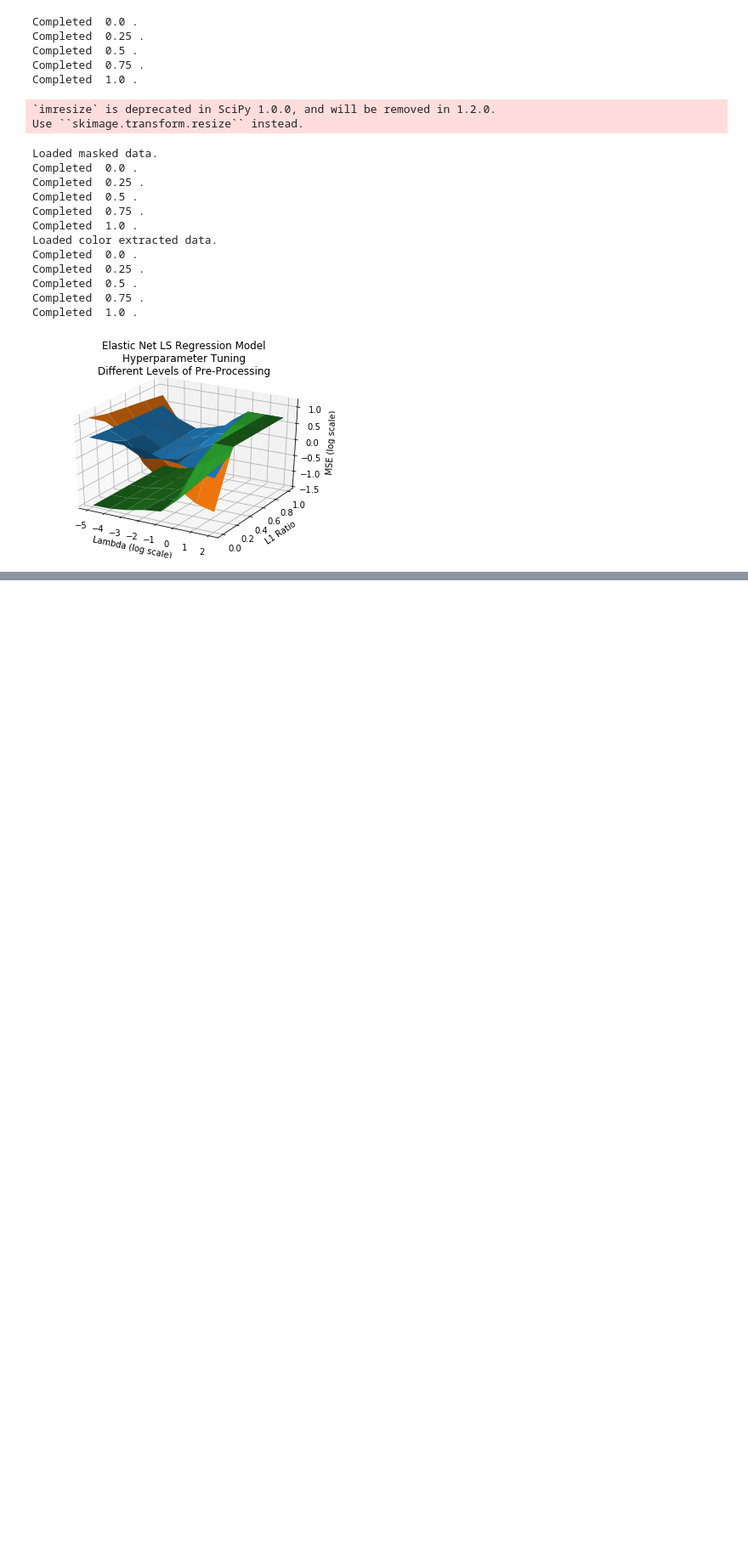
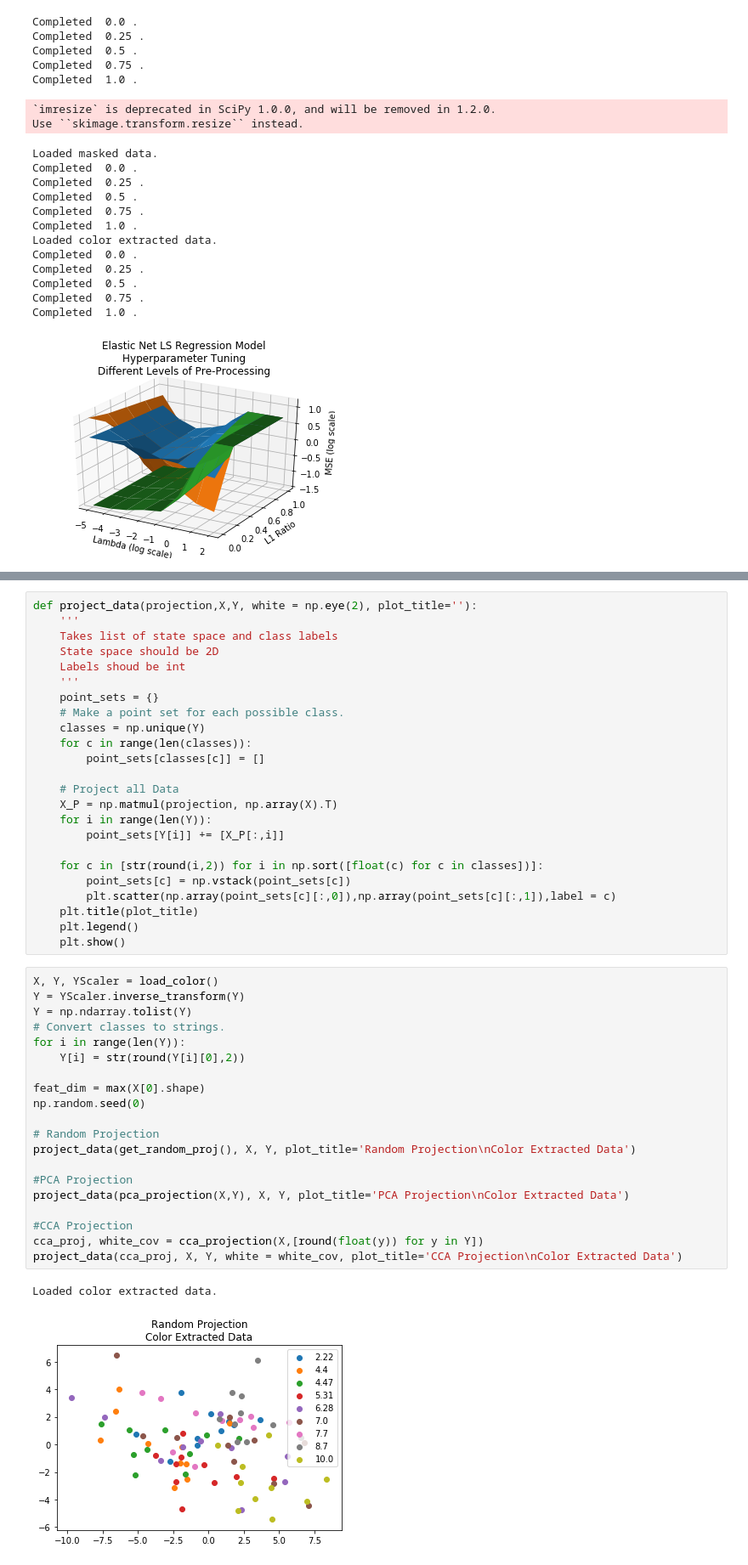
Before and after one commit to mattsit/ph-machine-learning, a Jupyter notebook: ridge_on_different_amounts_of_preprocessing/DifferentPreProcessing.ipynb, the cells around one changed output, grey strips where cells are left out. Shown at 85% size. Drawn from its saved outputs; the diff is of its cells as text; blank space fills up the shorter version.

Commit message:
perform random projection, pca, and cca

```diff
--- a/ridge_on_different_amounts_of_preprocessing/DifferentPreProcessing.ipynb
+++ b/ridge_on_different_amounts_of_preprocessing/DifferentPreProcessing.ipynb
@@ -224,0 +266,47 @@ Completed  1.0 .
+# %%
+def project_data(projection,X,Y, white = np.eye(2), plot_title=''):
+    '''
+    Takes list of state space and class labels
+    State space should be 2D
+    Labels shoud be int
+    '''
+    point_sets = {}
+    # Make a point set for each possible class.
+    classes = np.unique(Y)
+    for c in range(len(classes)):
+        point_sets[classes[c]] = []
+
+    # Project all Data
+    X_P = np.matmul(projection, np.array(X).T)
+    for i in range(len(Y)):
+        point_sets[Y[i]] += [X_P[:,i]]
+
+    for c in [str(round(i,2)) for i in np.sort([float(c) for c in classes])]:
+        point_sets[c] = np.vstack(point_sets[c])
+        plt.scatter(np.array(point_sets[c][:,0]),np.array(point_sets[c][:,1]),label = c)
+    plt.title(plot_title)
+    plt.legend()
+    plt.show()
+# %%
+X, Y, YScaler = load_color()
+Y = YScaler.inverse_transform(Y)
+Y = np.ndarray.tolist(Y)
+# Convert classes to strings.
+for i in range(len(Y)):
+    Y[i] = str(round(Y[i][0],2))
+
+feat_dim = max(X[0].shape)
+np.random.seed(0)
+
+# Random Projection
+project_data(get_random_proj(), X, Y, plot_title='Random Projection\nColor Extracted Data')
+
+#PCA Projection
+project_data(pca_projection(X,Y), X, Y, plot_title='PCA Projection\nColor Extracted Data')
+
+#CCA Projection
+cca_proj, white_cov = cca_projection(X,[round(float(y)) for y in Y])
+project_data(cca_proj, X, Y, white = white_cov, plot_title='CCA Projection\nColor Extracted Data')
+# %% [output]
+Loaded color extracted data.
+[figure, added]
```
Also changed, not shown: parts of 3 cells of this notebook, 1 other file.
